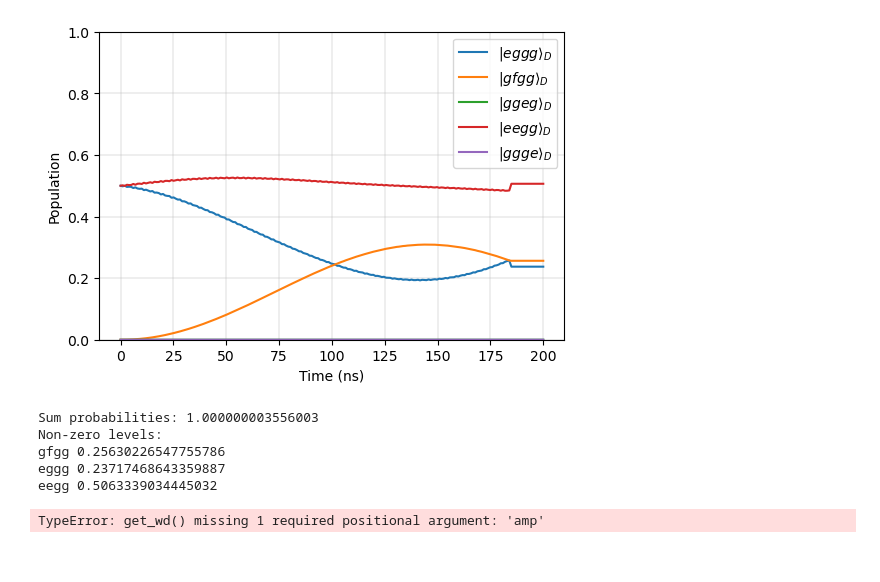
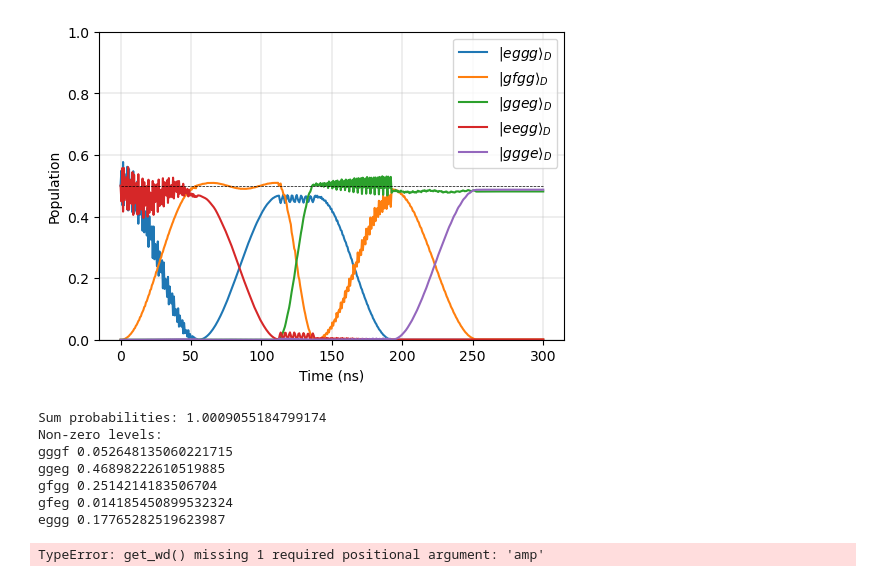
Before and after one commit to sebastienLeg/qutip_sims, a Jupyter notebook: 4transmon_fixed_freq_swap.ipynb, the cells around one changed output. Cells and saved outputs as stored; diff of their text form; code cells hidden in the pictures.

```diff
--- a/4transmon_fixed_freq_swap.ipynb
+++ b/4transmon_fixed_freq_swap.ipynb
@@ -34,8 +34,8 @@ ns = 1.0
 # ECs = [0.25, 0.35, 0.35, 0.28]
 # gs = [0.1, 0.1, 0.1] # g12, g23, g24
 EJs = [22, 21, 24, 23]
-ECs = [0.25, 0.4, 0.4, 0.28]
-gs = [0.1, 0.1, 0.1] # g12, g23, g24
+ECs = [0.25, 0.4, 0.28, 0.35]
+gs = [0.15, 0.12, 0.1] # g12, g23, g24
 cutoffs = [4, 5, 4, 4]
 isCavity = [False, False, False, False]
 
@@ -59,12 +59,13 @@ print(alphas[0], alphas[1], alphas[2], alphas[3])
 
 # qram.check_state_mapping(n=3)
 # %%
-# times = np.linspace(0, 650, 200)
-# times = np.linspace(0, 1450, 400)
-times = np.linspace(0, 200, 200)
-# times = np.linspace(0, 10, 100)
+seq = PulseSequence(start_time=0)
+qram.add_sequential_pi_pulse(seq, 'eggg', 'gfgg', amp=0.17)
+qram.add_sequential_pi_pulse(seq, 'eegg', 'eggg', amp=0.01, t_rise=1) # switch with pulse 2 to avoid driving ggeg<->geeg!
+qram.add_sequential_pi_pulse(seq, 'gfgg', 'ggeg', amp=0.08)
+qram.add_sequential_pi_pulse(seq, 'eggg', 'gfgg', amp=0.17)
+qram.add_sequential_pi_pulse(seq, 'gfgg', 'ggge', amp=0.01)
 
-seq = PulseSequence(start_time=0)
 # qram.add_sequential_pi_pulse(seq, 'eggg', 'gfgg', amp=0.12)
 # qram.add_sequential_pi_pulse(seq, 'gfgg', 'ggeg', amp=0.04)
 # qram.add_sequential_pi_pulse(seq, 'eegg', 'eggg', amp=0.07)
@@ -79,7 +80,6 @@ seq = PulseSequence(start_time=0)
 # qram.add_sequential_pi_pulse(seq, 'gfgg', 'ggeg', amp=0.04)
 # qram.add_sequential_pi_pulse(seq, 'eggg', 'gfgg', amp=0.12)
 
-qram.add_sequential_pi_pulse(seq, 'eggg', 'gfgg', amp=0.12)
 
 # qram.add_sequential_pi_pulse(seq, 'eggg', 'gfgg', amp=0.07)
 # qram.add_sequential_pi_pulse(seq, 'gfgg', 'ggeg', amp=0.03)
@@ -105,6 +117,13 @@ qram.add_sequential_pi_pulse(seq, 'eggg', 'gfgg', amp=0.12)
 # %%
+# times = np.linspace(0, 650, 200)
+# times = np.linspace(0, 1450, 400)
+times = np.linspace(0, 300, 500)
+# times = np.linspace(0, 10, 100)
+
 envelope_seq = seq.get_envelope_seq()
-print(seq.pulse_freqs)
+print(seq.get_pulse_freqs(), '(GHz)')
+print(seq.get_pulse_lengths(), '(ns)')
+print('total pulse length', sum(seq.get_pulse_lengths()), 'ns')
 for i in range(len(envelope_seq)):
     plt.plot(times, [envelope_seq[i](t)/MHz for t in times], label=f'Pulse {i}')
 plt.xlabel('Time (ns)')
@@ -172,37 +193,37 @@ prob_ggeg = [np.abs(ggeg.overlap(result[t]))**2 for t in range(len(times))]
 prob_eegg = [np.abs(eegg.overlap(result[t]))**2 for t in range(len(times))]
 prob_ggge = [np.abs(ggge.overlap(result[t]))**2 for t in range(len(times))]
 
 plt.plot(times, prob_eggg, label=r'$|eggg\rangle_D$')
 plt.plot(times, prob_gfgg, label=r'$|gfgg\rangle_D$')
 plt.plot(times, prob_ggeg, label=r'$|ggeg\rangle_D$')
 plt.plot(times, prob_eegg, label=r'$|eegg\rangle_D$')
 plt.plot(times, prob_ggge, label=r'$|ggge\rangle_D$')
 
 # plt.plot(times, [np.abs(state('geeg').overlap(result[t]))**2 for t in range(len(times))], 'k--', label=r'$|geeg\rangle_D$')
 # plt.plot(times, [np.abs(state('efgg').overlap(result[t]))**2 for t in range(len(times))], 'k-.', label=r'$|efgg\rangle_D$')
 
 # for i1 in range(cutoffs[0]):
 #     for i2 in range(cutoffs[1]):
 #         for i3 in range(cutoffs[2]):
 #             for i4 in range(cutoffs[3]):
 #                 # print(qram.levels_nums_to_name([i1, i2, i3, i4]))
 #                 plt.plot(times,
 #                          [np.abs(qram.state([i1, i2, i3, i4]).overlap(result[t]))**2 for t in range(len(times))],
 #                          label='qram.level_nums_to_name[i1, i2, i3, i4]')
 
-# plt.plot(times, [1]*len(times), 'k--', linewidth=0.5)
+plt.plot(times, [0.5]*len(times), 'k--', linewidth=0.5)
 plt.legend()
 plt.ylim(0, 1)
 # plt.xlim(750, 1000)
 plt.xlabel('Time (ns)')
 plt.ylabel('Population')
 # plt.title(r'$\psi_0=|$'+psi0_name+r'$\rangle$')
 plt.grid(linewidth=0.3)
 plt.show()
 # %% [output]
-[figure, old version]
+[figure, new version]
 # %%
-T = 700 # ns
+T = 150 # ns
 
 sum_psi = 0
 T = np.argmin(np.abs(times-T))
@@ -220,11 +241,13 @@ for i1 in range(cutoffs[0]):
                 prob = np.abs(qram.state([i1, i2, i3, i4]).overlap(result[T]))**2
                 if prob > 0.01: print(qram.level_nums_to_name([i1, i2, i3, i4]), prob)
 # %% [output]
-Sum probabilities: 1.000000003556003
+Sum probabilities: 1.0009055184799174
 Non-zero levels:
-gfgg 0.25630226547755786
-eggg 0.23717468643359887
-eegg 0.5063339034445032
+gggf 0.052648135060221715
+ggeg 0.46898222610519885
+gfgg 0.2514214183506704
+gfeg 0.014185450899532324
+eggg 0.17765282519623987
 # %%
 print('want', qram.get_wd('eggg', 'eegg')/2/np.pi)
 print('resonant to', qram.get_wd('ggeg', 'geeg')/2/np.pi)
```
Also changed, not shown: parts of 7 cells of this notebook, 1 other file.
